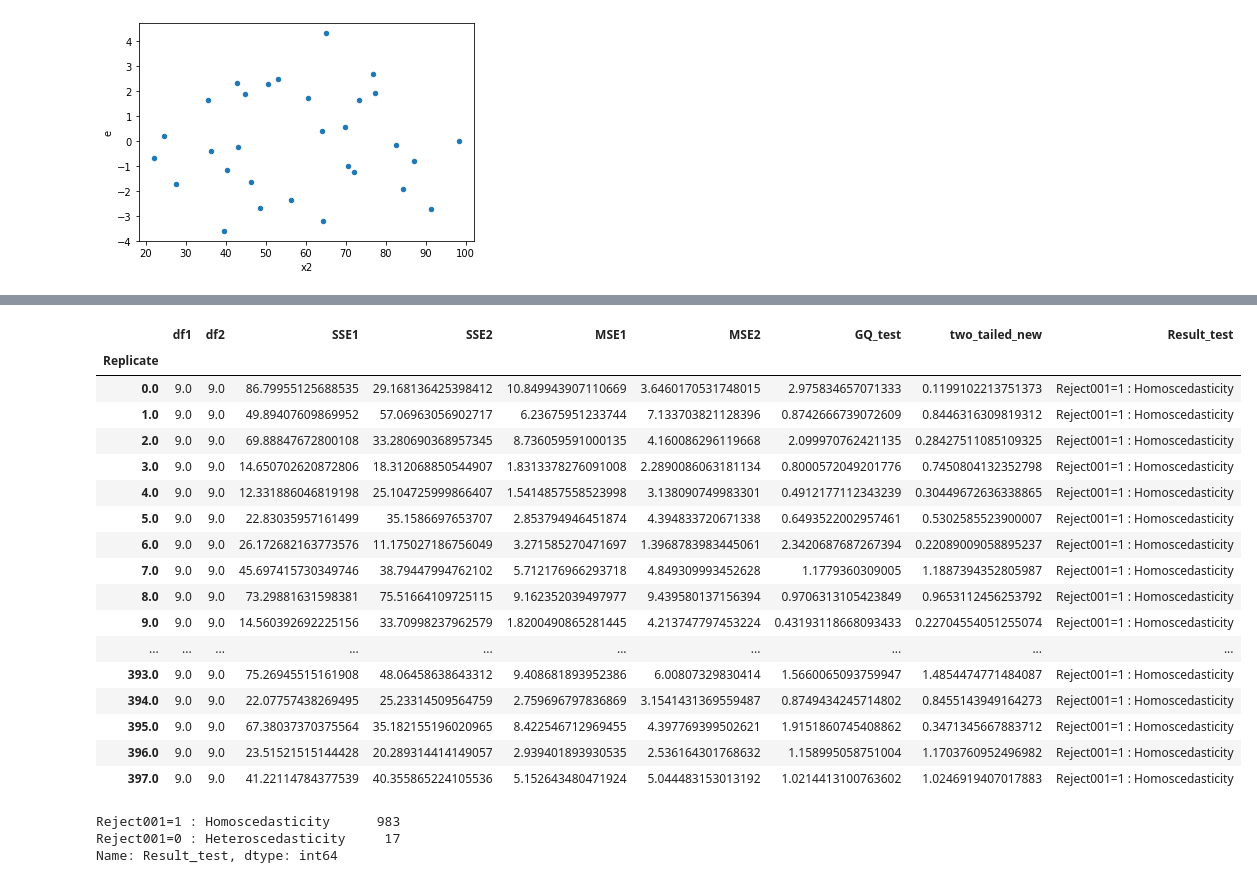
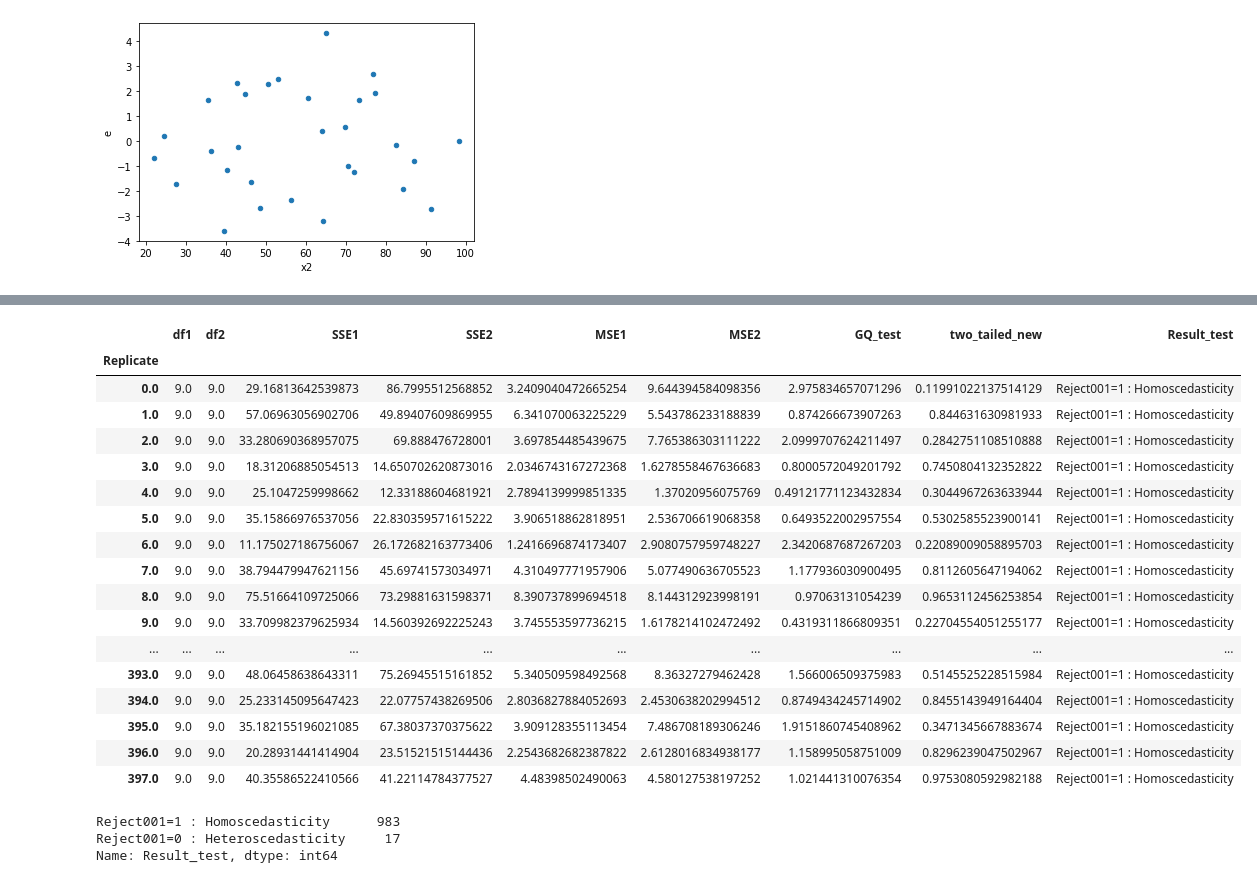
Before and after one commit to iam-fern/Generate_multiplication, a Jupyter notebook: GQtest_data_multi_delta_(0_4)_n30_01.ipynb, the cells around one changed output, grey strips where cells are left out. Cells and saved outputs as stored; diff of their text form; code cells hidden in the pictures.

```diff
--- a/GQtest_data_multi_delta_(0_4)_n30_01.ipynb
+++ b/GQtest_data_multi_delta_(0_4)_n30_01.ipynb
@@ -175,7 +176,6 @@ def get_result(run_replicate, percent_data):
     new_table_sort = new_table.sort_values('x2')
     new_table_sort.reset_index(inplace=True)
     new_table_sort.drop(['index'], axis=1, inplace=True)
-
 
     # แบ่งข้อมูลกลุ่มที่ 1
     table1 = new_table_sort.iloc[:int(percent_data*new_table_sort.shape[0]) , :]
@@ -189,8 +189,7 @@ def get_result(run_replicate, percent_data):
     # หาค่า df กลุ่ม 1
     DF1 = model1.df_resid + 1
     SSE1 = model1.ssr
-    MSE1 = model1.mse_resid
-
+    MSE1 = SSE1/DF1
 
     # แบ่งข้อมูลกลุ่มที่ 2
     table2 = new_table_sort.iloc[int((1-percent_data)*new_table_sort.shape[0]): , :]
@@ -204,23 +203,21 @@ def get_result(run_replicate, percent_data):
     # หาค่า df กลุ่ม 2
     DF2 = model2.df_resid + 1
     SSE2 = model2.ssr
-    MSE2 = model2.mse_resid
+    MSE2 = SSE2/DF2
 
     # ค่าสถิติทดสอบ
     GQ_test = (SSE2/DF2) / (SSE1/DF1)
-
 
     df2 = DF2
     df1 = DF1
 
     # คำนวณค่า p-value
-    # sf(x, dfn, dfd, loc=0, scale=1) : Survival function (also defined as 1 - cdf, but sf is sometimes more accurate)
+    # pdf(x, dfn, dfd, loc=0, scale=1) : Probability density function
     two_tailed = 2.0*(1.0-(ss.f.cdf(GQ_test, df2, df1)))
+    p_greater = ss.f.cdf(GQ_test, df2, df1)
+    p_less = 1.0-ss.f.cdf(GQ_test, df2, df1)
 
-    # pdf(x, dfn, dfd, loc=0, scale=1) : Probability density function
-    p_greater = ss.f.cdf(GQ_test, df2, df1)
-
-    return df2, df1, SSE2, SSE1, MSE2, MSE1, GQ_test, two_tailed, p_greater
+    return df1, df2, SSE1, SSE2, MSE1, MSE2, GQ_test, two_tailed, p_greater, p_less
 
 # สร้าง list ของ replicates
 list_replicate=list({i[0] for i in table.index})
@@ -236,13 +233,14 @@ list_MSE2=[]
 list_GQ_test=[]
 list_two_tailed=[]
 list_p_greater=[]
+list_p_less=[]
 
 # กำหนด % การแบ่งข้อมูล
 percent_data=0.4
 
 # ใช้ for loop สำหรับการ run ทุก replicates
 for run_replicate in list_replicate:
-    df1, df2, SSE1, SSE2, MSE1, MSE2, GQ_test, two_tailed, p_greater=get_result(run_replicate, percent_data)
+    df1, df2, SSE1, SSE2, MSE1, MSE2, GQ_test, two_tailed, p_greater, p_less=get_result(run_replicate, percent_data)
     list_df1.append(df1)
     list_SSE1.append(SSE1)
     list_df2.append(df2)
@@ -252,6 +250,7 @@ for run_replicate in list_replicate:
     list_GQ_test.append(GQ_test)
     list_two_tailed.append(two_tailed)
     list_p_greater.append(p_greater)
+    list_p_less.append(p_less)
 # %%
 # สร้างตารางผลลัพธ์
 alpha = 0.01
@@ -290,39 +289,41 @@ result.astype(str)
 # %%
 # สร้างตารางผลลัพธ์
 alpha = 0.01
 pd.set_option('display.max_rows', 1000)
 pd.set_option('display.max_columns', 1000)
 pd.set_option('display.width', 1000)
 result=pd.DataFrame({"Replicate":list_replicate, "df1":list_df1, "df2":list_df2, "SSE1":list_SSE1,
                      "SSE2":list_SSE2, "MSE1":list_MSE1, "MSE2":list_MSE2,
-                     "GQ_test":list_GQ_test, "two_tailed":list_two_tailed, "greater":list_p_greater})
+                     "GQ_test":list_GQ_test, "two_tailed":list_two_tailed, "greater":list_p_greater, "less":list_p_less})
 result.set_index(['Replicate'], inplace=True)
 
-result['two_tailed_new']=result[["two_tailed","greater"]].apply(lambda value: value[0] if value[0]<0.5 else 2*value[1], axis=1)
+result['two_tailed_new']=result[["two_tailed","greater","less"]].apply(lambda value: value[0] if value[0]<0.5 else (2*value[1] if value[1]<0.5 else 2*value[2]) , axis=1)
 result["Result_test"]=result["two_tailed_new"].apply(lambda p_value: 'Reject001=0 : Heteroscedasticity'
                                                                   if p_value < alpha else 'Reject001=1 : Homoscedasticity')
 #two_tailed_new_show=two_tailed_new.drop(columns="greater")
-result_show=result.drop(columns=["two_tailed", "greater"])
+result_show=result.drop(columns=["two_tailed", "greater", "less"])
 result_show.astype(str)
+
+#result.astype(str)
 # %% [output]
 |  | df1 | df2 | SSE1 | SSE2 | MSE1 | MSE2 | GQ_test | two_tailed_new | Result_test |
 | Replicate |  |  |  |  |  |  |  |  |  |
-| 0.0 | 9.0 | 9.0 | 86.79955125688535 | 29.168136425398412 | 10.849943907110669 | 3.6460170531748015 | 2.975834657071333 | 0.1199102213751373 | Reject001=1 : Homoscedasticity |
-| 1.0 | 9.0 | 9.0 | 49.89407609869952 | 57.06963056902717 | 6.23675951233744 | 7.133703821128396 | 0.8742666739072609 | 0.8446316309819312 | Reject001=1 : Homoscedasticity |
-| 2.0 | 9.0 | 9.0 | 69.88847672800108 | 33.280690368957345 | 8.736059591000135 | 4.160086296119668 | 2.099970762421135 | 0.28427511085109325 | Reject001=1 : Homoscedasticity |
-| 3.0 | 9.0 | 9.0 | 14.650702620872806 | 18.312068850544907 | 1.8313378276091008 | 2.2890086063181134 | 0.8000572049201776 | 0.7450804132352798 | Reject001=1 : Homoscedasticity |
-| 4.0 | 9.0 | 9.0 | 12.331886046819198 | 25.104725999866407 | 1.5414857558523998 | 3.138090749983301 | 0.4912177112343239 | 0.30449672636338865 | Reject001=1 : Homoscedasticity |
-| 5.0 | 9.0 | 9.0 | 22.83035957161499 | 35.1586697653707 | 2.853794946451874 | 4.394833720671338 | 0.6493522002957461 | 0.5302585523900007 | Reject001=1 : Homoscedasticity |
-| 6.0 | 9.0 | 9.0 | 26.172682163773576 | 11.175027186756049 | 3.271585270471697 | 1.3968783983445061 | 2.3420687687267394 | 0.22089009058895237 | Reject001=1 : Homoscedasticity |
-| 7.0 | 9.0 | 9.0 | 45.697415730349746 | 38.79447994762102 | 5.712176966293718 | 4.849309993452628 | 1.1779360309005 | 1.1887394352805987 | Reject001=1 : Homoscedasticity |
-| 8.0 | 9.0 | 9.0 | 73.29881631598381 | 75.51664109725115 | 9.162352039497977 | 9.439580137156394 | 0.9706313105423849 | 0.9653112456253792 | Reject001=1 : Homoscedasticity |
-| 9.0 | 9.0 | 9.0 | 14.560392692225156 | 33.70998237962579 | 1.8200490865281445 | 4.213747797453224 | 0.43193118668093433 | 0.22704554051255074 | Reject001=1 : Homoscedasticity |
+| 0.0 | 9.0 | 9.0 | 29.16813642539873 | 86.7995512568852 | 3.2409040472665254 | 9.644394584098356 | 2.975834657071296 | 0.11991022137514129 | Reject001=1 : Homoscedasticity |
+| 1.0 | 9.0 | 9.0 | 57.06963056902706 | 49.89407609869955 | 6.341070063225229 | 5.543786233188839 | 0.874266673907263 | 0.844631630981933 | Reject001=1 : Homoscedasticity |
+| 2.0 | 9.0 | 9.0 | 33.280690368957075 | 69.888476728001 | 3.697854485439675 | 7.765386303111222 | 2.0999707624211497 | 0.2842751108510888 | Reject001=1 : Homoscedasticity |
+| 3.0 | 9.0 | 9.0 | 18.31206885054513 | 14.650702620873016 | 2.0346743167272368 | 1.6278558467636683 | 0.8000572049201792 | 0.7450804132352822 | Reject001=1 : Homoscedasticity |
+| 4.0 | 9.0 | 9.0 | 25.1047259998662 | 12.33188604681921 | 2.7894139999851335 | 1.37020956075769 | 0.49121771123432834 | 0.3044967263633944 | Reject001=1 : Homoscedasticity |
+| 5.0 | 9.0 | 9.0 | 35.15866976537056 | 22.830359571615222 | 3.906518862818951 | 2.536706619068358 | 0.6493522002957554 | 0.5302585523900141 | Reject001=1 : Homoscedasticity |
+| 6.0 | 9.0 | 9.0 | 11.175027186756067 | 26.172682163773406 | 1.2416696874173407 | 2.9080757959748227 | 2.3420687687267203 | 0.22089009058895703 | Reject001=1 : Homoscedasticity |
+| 7.0 | 9.0 | 9.0 | 38.794479947621156 | 45.69741573034971 | 4.310497771957906 | 5.077490636705523 | 1.177936030900495 | 0.8112605647194062 | Reject001=1 : Homoscedasticity |
+| 8.0 | 9.0 | 9.0 | 75.51664109725066 | 73.29881631598371 | 8.390737899694518 | 8.144312923998191 | 0.97063131054239 | 0.9653112456253854 | Reject001=1 : Homoscedasticity |
+| 9.0 | 9.0 | 9.0 | 33.709982379625934 | 14.560392692225243 | 3.745553597736215 | 1.6178214102472492 | 0.4319311866809351 | 0.22704554051255177 | Reject001=1 : Homoscedasticity |
 | ... | ... | ... | ... | ... | ... | ... | ... | ... | ... |
-| 393.0 | 9.0 | 9.0 | 75.26945515161908 | 48.06458638643312 | 9.408681893952386 | 6.00807329830414 | 1.5660065093759947 | 1.4854474771484087 | Reject001=1 : Homoscedasticity |
-| 394.0 | 9.0 | 9.0 | 22.07757438269495 | 25.23314509564759 | 2.759696797836869 | 3.1541431369559487 | 0.8749434245714802 | 0.8455143949164273 | Reject001=1 : Homoscedasticity |
-| 395.0 | 9.0 | 9.0 | 67.38037370375564 | 35.182155196020965 | 8.422546712969455 | 4.397769399502621 | 1.9151860745408862 | 0.3471345667883712 | Reject001=1 : Homoscedasticity |
-| 396.0 | 9.0 | 9.0 | 23.51521515144428 | 20.289314414149057 | 2.939401893930535 | 2.536164301768632 | 1.158995058751004 | 1.1703760952496982 | Reject001=1 : Homoscedasticity |
-| 397.0 | 9.0 | 9.0 | 41.22114784377539 | 40.355865224105536 | 5.152643480471924 | 5.044483153013192 | 1.0214413100763602 | 1.0246919407017883 | Reject001=1 : Homoscedasticity |
+| 393.0 | 9.0 | 9.0 | 48.06458638643311 | 75.26945515161852 | 5.340509598492568 | 8.36327279462428 | 1.566006509375983 | 0.5145525228515984 | Reject001=1 : Homoscedasticity |
+| 394.0 | 9.0 | 9.0 | 25.233145095647423 | 22.07757438269506 | 2.8036827884052693 | 2.4530638202994512 | 0.8749434245714902 | 0.8455143949164404 | Reject001=1 : Homoscedasticity |
+| 395.0 | 9.0 | 9.0 | 35.182155196021085 | 67.38037370375622 | 3.909128355113454 | 7.486708189306246 | 1.9151860745408962 | 0.3471345667883674 | Reject001=1 : Homoscedasticity |
+| 396.0 | 9.0 | 9.0 | 20.28931441414904 | 23.51521515144436 | 2.2543682682387822 | 2.6128016834938177 | 1.158995058751009 | 0.8296239047502967 | Reject001=1 : Homoscedasticity |
+| 397.0 | 9.0 | 9.0 | 40.35586522410566 | 41.22114784377527 | 4.48398502490063 | 4.580127538197252 | 1.021441310076354 | 0.9753080592982188 | Reject001=1 : Homoscedasticity |
 # %%
 result_show['Result_test'].value_counts()
 # %% [output]
```
Also changed, not shown: parts of 2 cells of this notebook.
